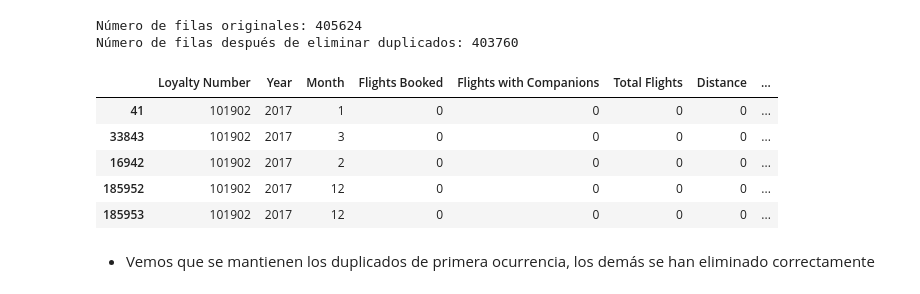
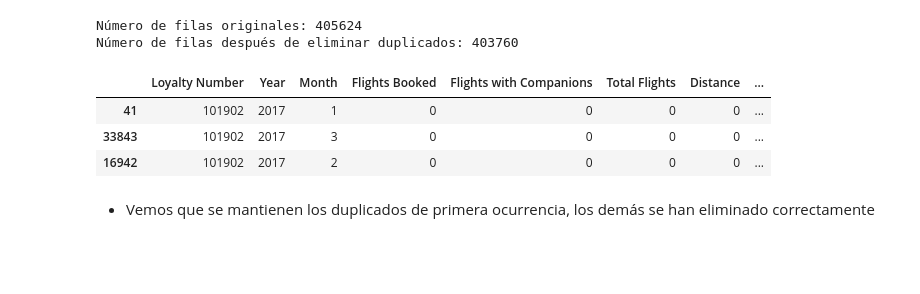
Before and after one commit to Adalab/bda-modulo-3-evaluacion-final-BrigitteManriqueB, a Jupyter notebook: Evaluacion_Final_Modulo_3.ipynb, the cells around one changed output. Saved outputs shown, nothing was run; the diff lists cells and outputs as text; code cells hidden in the pictures; blank space fills up the shorter version.

```diff
--- a/Evaluacion_Final_Modulo_3.ipynb
+++ b/Evaluacion_Final_Modulo_3.ipynb
@@ -773,14 +787,12 @@ Número de filas después de eliminar duplicados: 403760
 # %%
 # Compruebo duplicados de primera ocurrencia en df_vuelos, a través de la columna 'Loyalty Number'.
 
-df_vuelos[df_vuelos.duplicated(keep=False)].sort_values('Loyalty Number').head()
+df_vuelos[df_vuelos.duplicated(keep=False)].sort_values('Loyalty Number').head(3)
 # %% [output]
 |  | Loyalty Number | Year | Month | Flights Booked | Flights with Companions | Total Flights | Distance | ... |
 | 41 | 101902 | 2017 | 1 | 0 | 0 | 0 | 0 | ... |
 | 33843 | 101902 | 2017 | 3 | 0 | 0 | 0 | 0 | ... |
 | 16942 | 101902 | 2017 | 2 | 0 | 0 | 0 | 0 | ... |
-| 185952 | 101902 | 2017 | 12 | 0 | 0 | 0 | 0 | ... |
-| 185953 | 101902 | 2017 | 12 | 0 | 0 | 0 | 0 | ... |
 # %% [markdown]
 - Vemos que se mantienen los duplicados de primera ocurrencia, los demás se han eliminado correctamente
 # %% [markdown]
```
Also changed, not shown: parts of 78 cells of this notebook.
